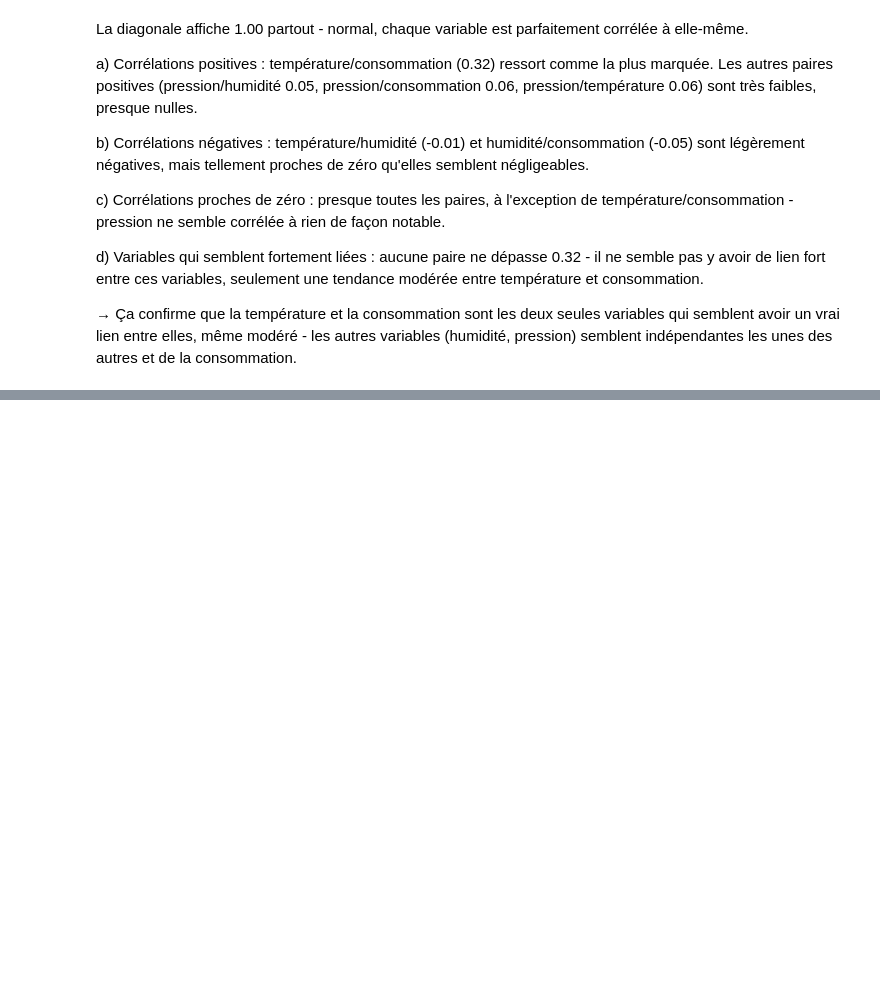
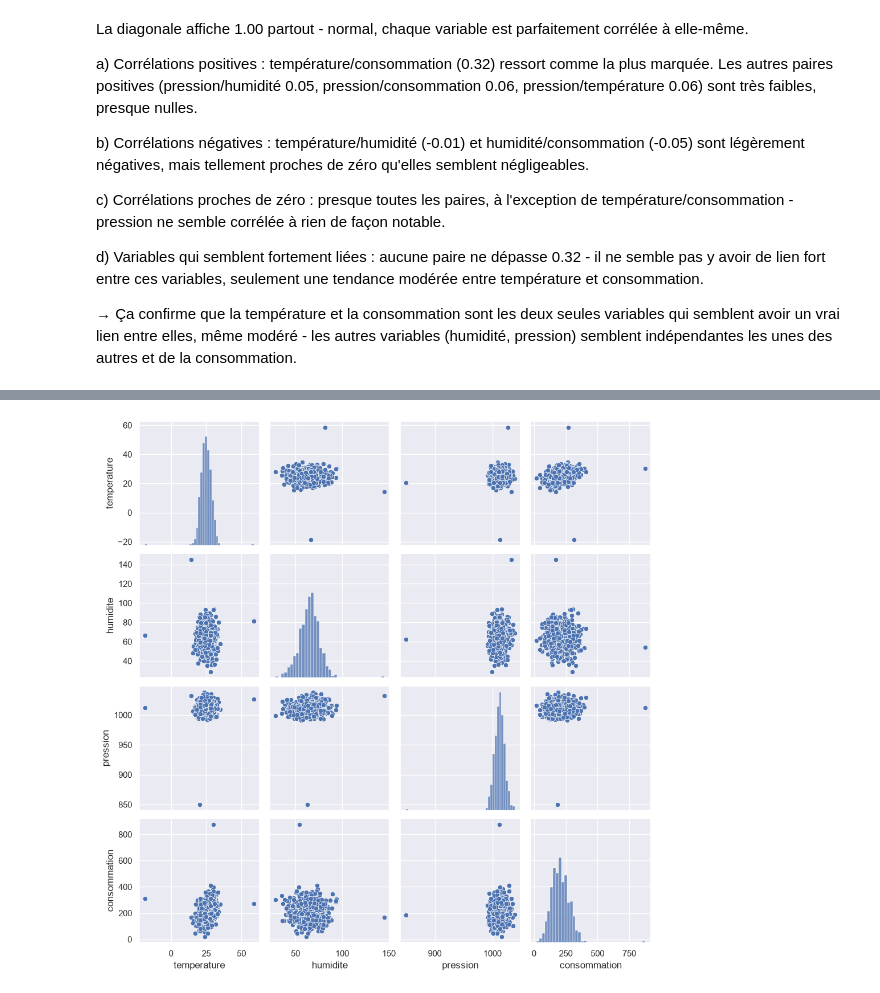
Before and after one commit to Mayra-99/atelier_seaborn_iot, a Jupyter notebook: notebooks/atelier_seaborn_iot.ipynb, the cells around one changed output, grey strips where cells are left out. Cells and saved outputs as stored; diff of their text form; code cells hidden in the pictures; blank space fills up the shorter version.

Commit message:
Partie 10 : pairplot avec interpretation

```diff
--- a/notebooks/atelier_seaborn_iot.ipynb
+++ b/notebooks/atelier_seaborn_iot.ipynb
@@ -484,0 +488,5 @@ qui semblent avoir un vrai lien entre elles, même modéré - les autres variabl
+# %%
+sns.pairplot(df[["temperature", "humidite", "pression", "consommation"]])
+plt.show()
+# %% [output]
+[figure, added]
```
Also changed, not shown: parts of 3 cells of this notebook.
